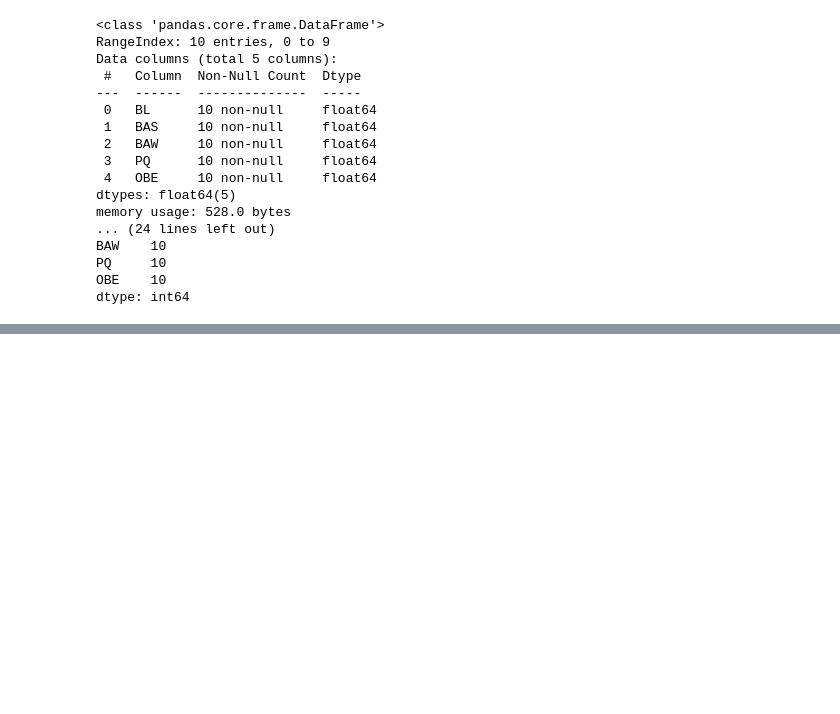
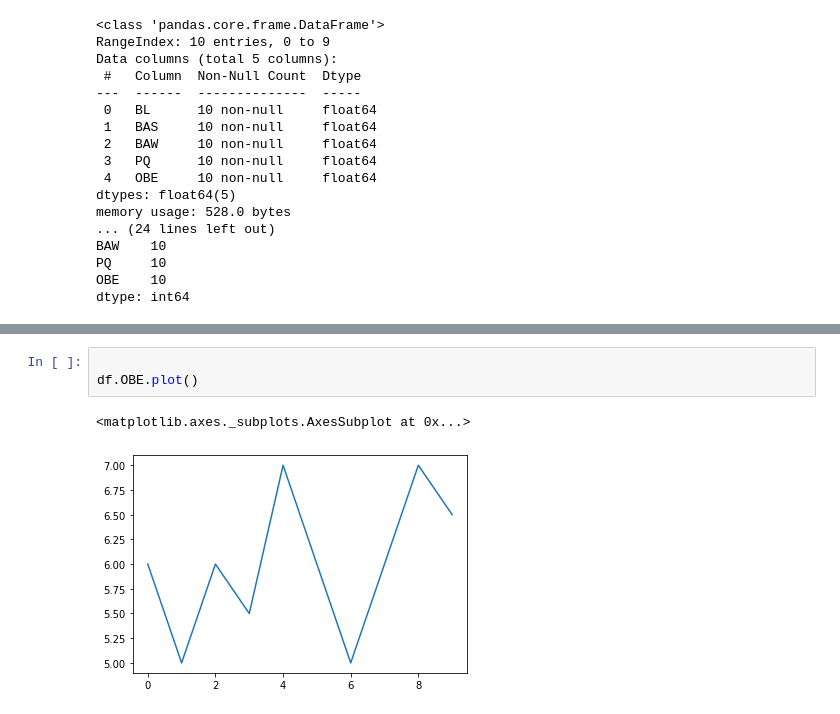
Before and after one commit to annywillow/Data, a Jupyter notebook: Untitled2.ipynb, the cells around one changed output, grey strips where cells are left out. Cells and saved outputs as stored; diff of their text form; blank space fills up the shorter version.

```diff
--- a/Untitled2.ipynb
+++ b/Untitled2.ipynb
@@ -39,0 +148,6 @@ dtype: int64
+# %%
+
+df.OBE.plot()
+# %% [output]
+<matplotlib.axes._subplots.AxesSubplot at 0x...>
+[figure, added]
```
Also changed, not shown: parts of 18 cells of this notebook.
